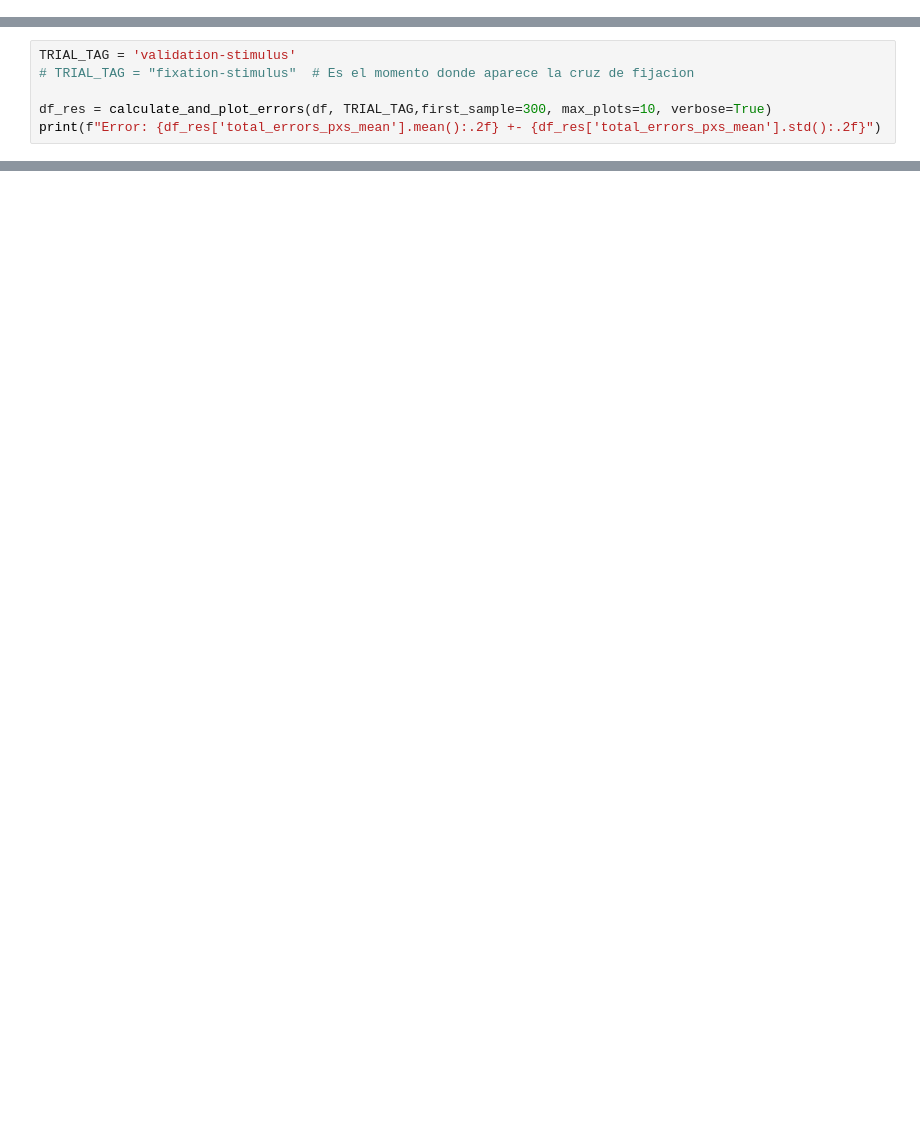
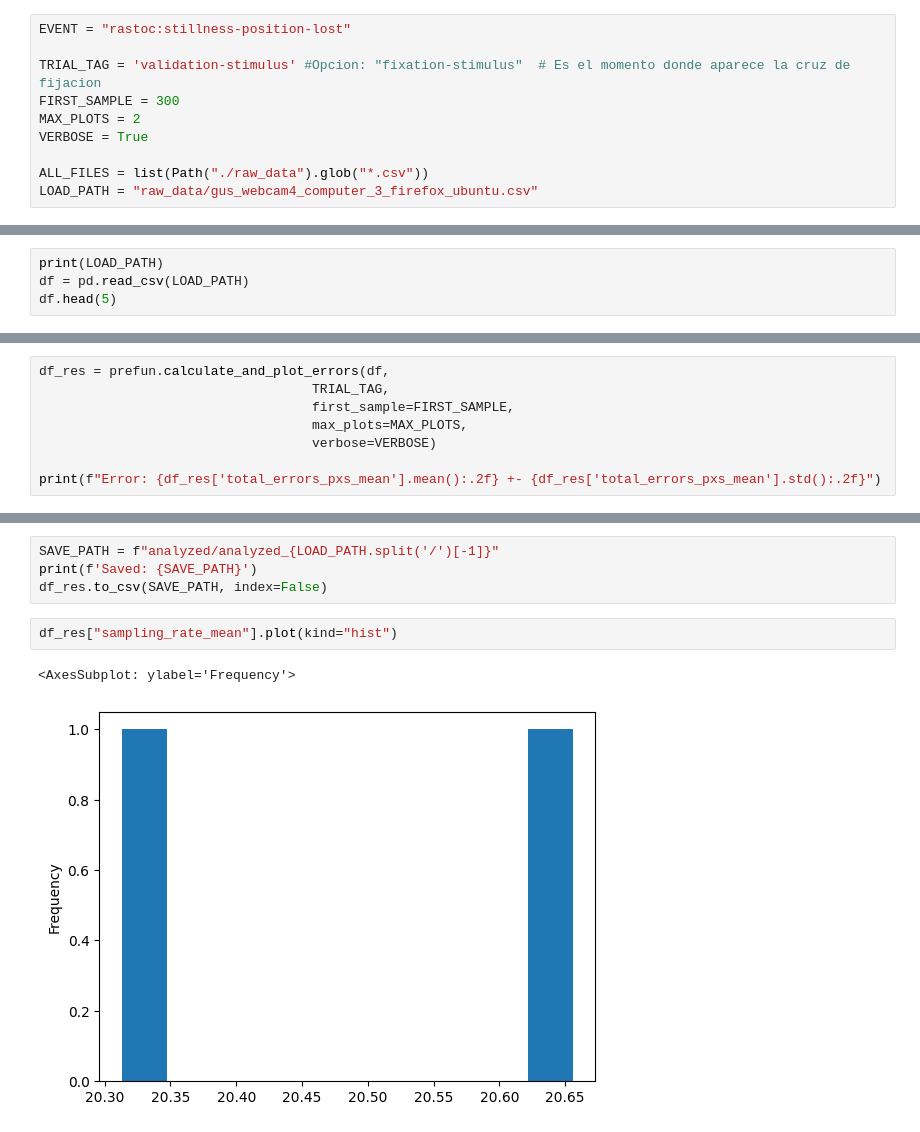
Before and after one commit to GEJ1/et_webcam_experiments, a Jupyter notebook: precision_experiment/data_analysis.ipynb, the cells around one changed output, grey strips where cells are left out. Saved outputs shown, nothing was run; the diff lists cells and outputs as text; blank space fills up the shorter version.

```diff
--- a/precision_experiment/data_analysis.ipynb
+++ b/precision_experiment/data_analysis.ipynb
@@ -169,0 +15,10 @@ def calculate_and_plot_errors(
+# %%
+EVENT = "rastoc:stillness-position-lost"
+
+TRIAL_TAG = 'validation-stimulus' #Opcion: "fixation-stimulus"  # Es el momento donde aparece la cruz de fijacion
+FIRST_SAMPLE = 300
+MAX_PLOTS = 2
+VERBOSE = True
+
+ALL_FILES = list(Path("./raw_data").glob("*.csv"))
+LOAD_PATH = "raw_data/gus_webcam4_computer_3_firefox_ubuntu.csv"
@@ -169,0 +27,4 @@ def calculate_and_plot_errors(
+# %%
+print(LOAD_PATH)
+df = pd.read_csv(LOAD_PATH)
+df.head(5)
@@ -170,6 +47,8 @@ def calculate_and_plot_errors(
 # %%
-TRIAL_TAG = 'validation-stimulus'
-# TRIAL_TAG = "fixation-stimulus"  # Es el momento donde aparece la cruz de fijacion
+df_res = prefun.calculate_and_plot_errors(df,
+                                   TRIAL_TAG,
+                                   first_sample=FIRST_SAMPLE,
+                                   max_plots=MAX_PLOTS,
+                                   verbose=VERBOSE)
 
-df_res = calculate_and_plot_errors(df, TRIAL_TAG,first_sample=300, max_plots=10, verbose=True)
 print(f"Error: {df_res['total_errors_pxs_mean'].mean():.2f} +- {df_res['total_errors_pxs_mean'].std():.2f}")
@@ -176,2 +77,11 @@ print(f"Error: {df_res['total_errors_pxs_mean'].mean():.2f} +- {df_res['total_er
+# %%
+SAVE_PATH = f"analyzed/analyzed_{LOAD_PATH.split('/')[-1]}"
+print(f'Saved: {SAVE_PATH}')
+df_res.to_csv(SAVE_PATH, index=False)
+# %%
+df_res["sampling_rate_mean"].plot(kind="hist")
+# %% [output]
+<AxesSubplot: ylabel='Frequency'>
+[figure, added]
 # %%
 print(f"Error: {df_res['total_errors_pxs_mean'].mean():.2f} +- {df_res['total_errors_pxs_mean'].std():.2f}")
```
Also changed, not shown: parts of 14 cells of this notebook, 2 other files.
